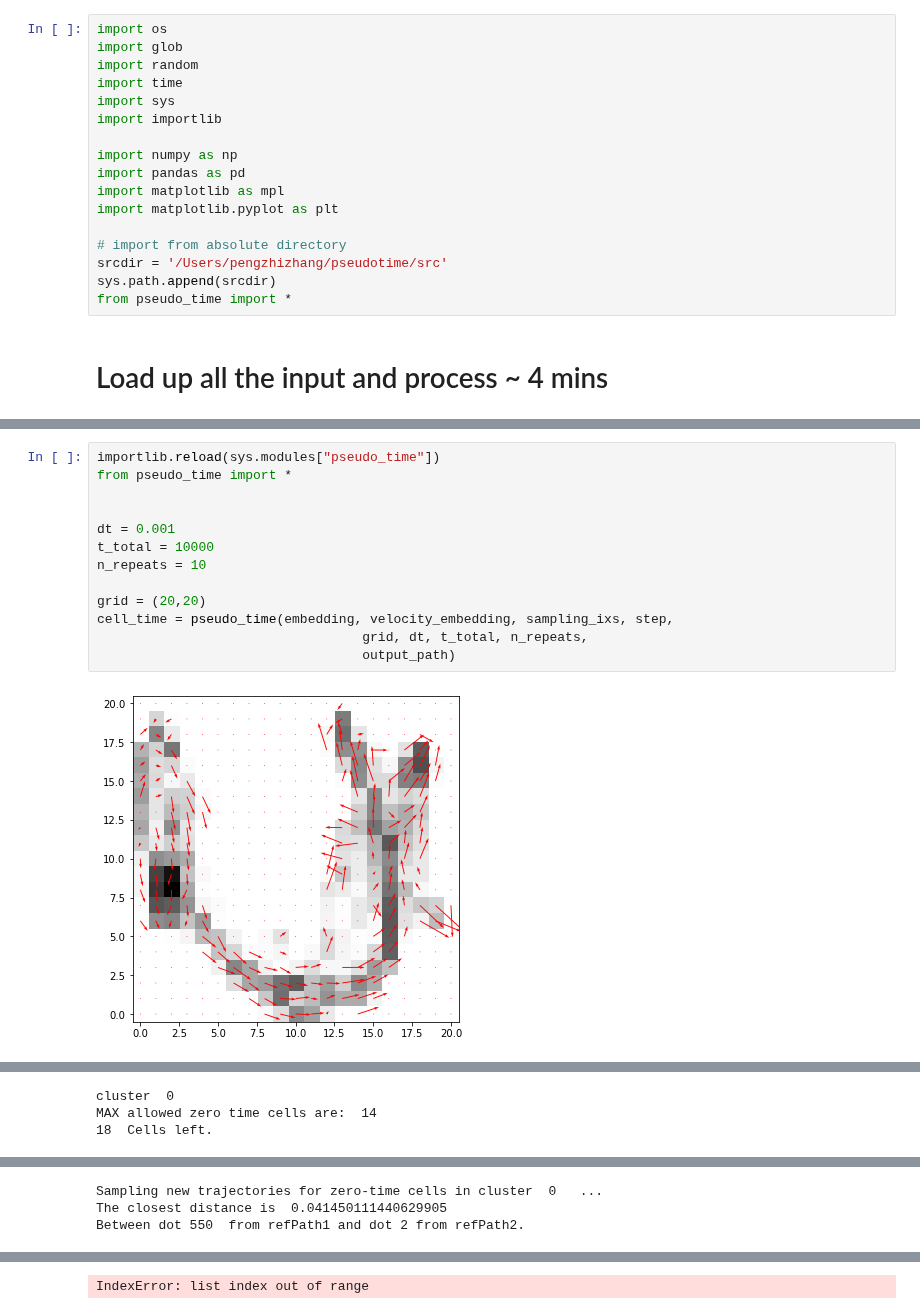
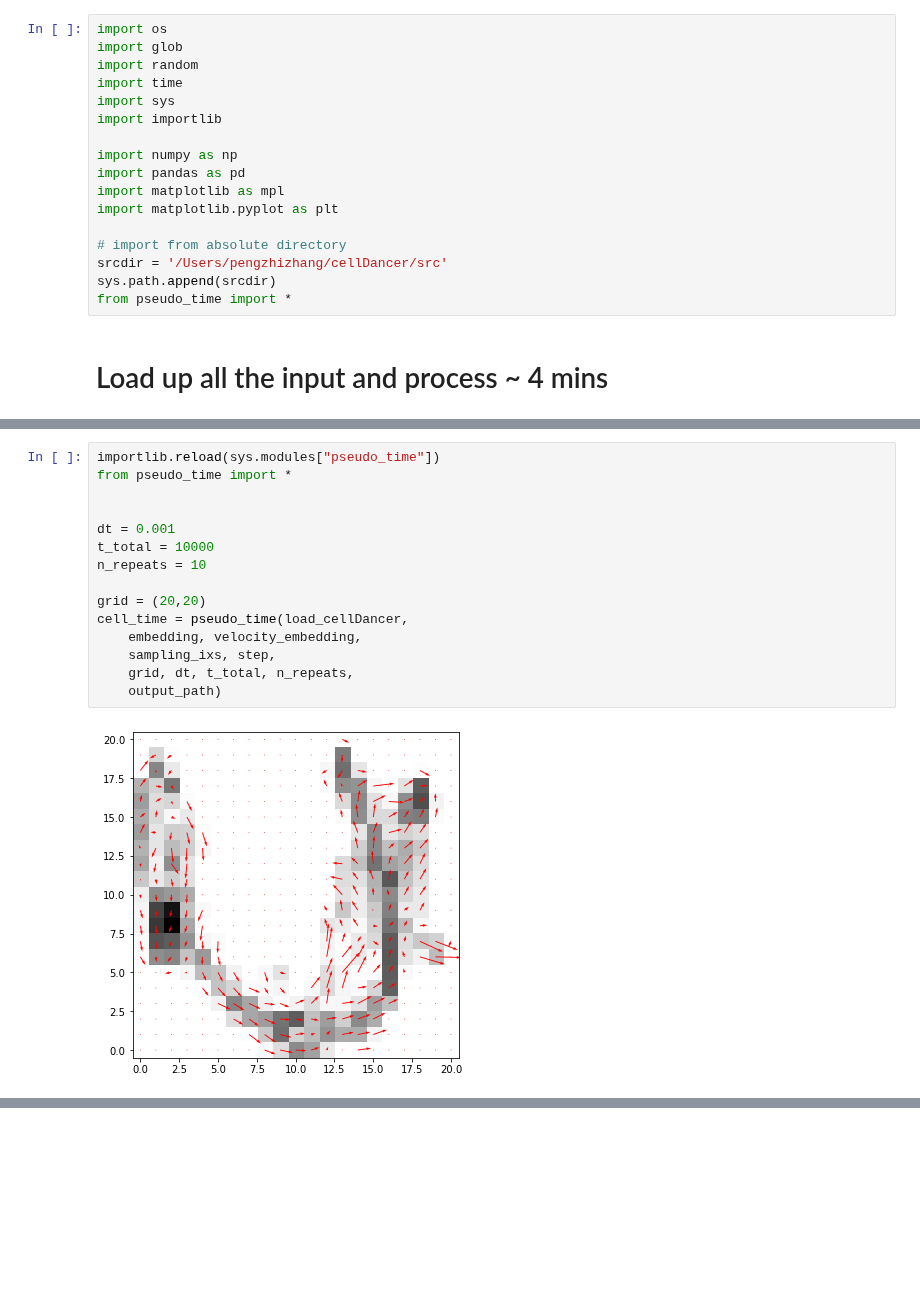
Before and after one commit to GuangyuWangLab2021/cellDancer, a Jupyter notebook: analysis/diffusion_time_pancreas.ipynb, the cells around one changed output, grey strips where cells are left out. Drawn from its saved outputs; the diff is of its cells as text; blank space fills up the shorter version.

```diff
--- a/analysis/diffusion_time_pancreas.ipynb
+++ b/analysis/diffusion_time_pancreas.ipynb
@@ -12,7 +12,7 @@ import matplotlib as mpl
 import matplotlib.pyplot as plt
 
 # import from absolute directory
-srcdir = '/Users/pengzhizhang/pseudotime/src'
+srcdir = '/Users/pengzhizhang/cellDancer/src'
 sys.path.append(srcdir)
 from pseudo_time import *
 # %% [markdown]
@@ -45,15 +51,17 @@ print("--- %s seconds ---" % (time.time() - start_time))
 # %%
 importlib.reload(sys.modules["pseudo_time"])
 from pseudo_time import *
 
 
 dt = 0.001
 t_total = 10000
 n_repeats = 10
 
 grid = (20,20)
-cell_time = pseudo_time(embedding, velocity_embedding, sampling_ixs, step,
-                                  grid, dt, t_total, n_repeats,
-                                  output_path)
+cell_time = pseudo_time(load_cellDancer,
+    embedding, velocity_embedding,
+    sampling_ixs, step,
+    grid, dt, t_total, n_repeats,
+    output_path)
 # %% [output]
-[figure, old version]
+[figure, new version]
@@ -78,3 +68,0 @@ They are:  [0 1 2 3 4 5 6 7 9]
-cluster  0
-MAX allowed zero time cells are:  14
-18  Cells left.
@@ -82,3 +68,0 @@ MAX allowed zero time cells are:  14
-Sampling new trajectories for zero-time cells in cluster  0   ...
-The closest distance is  0.041450111440629905
-Between dot 550  from refPath1 and dot 2 from refPath2.
@@ -128 +68,0 @@ cluster  9
-IndexError: list index out of range
```
Also changed, not shown: parts of 2 cells of this notebook, 4 other files.
